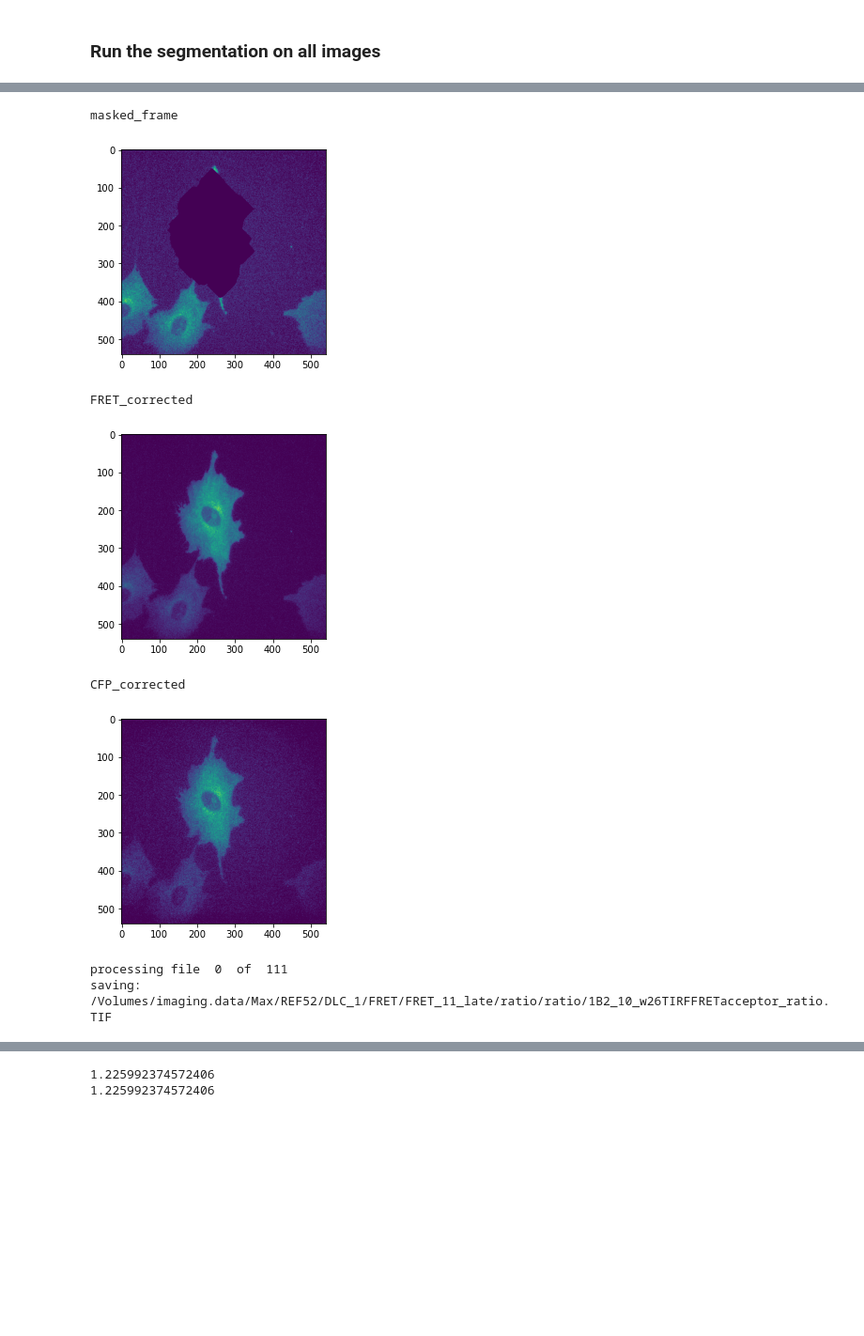
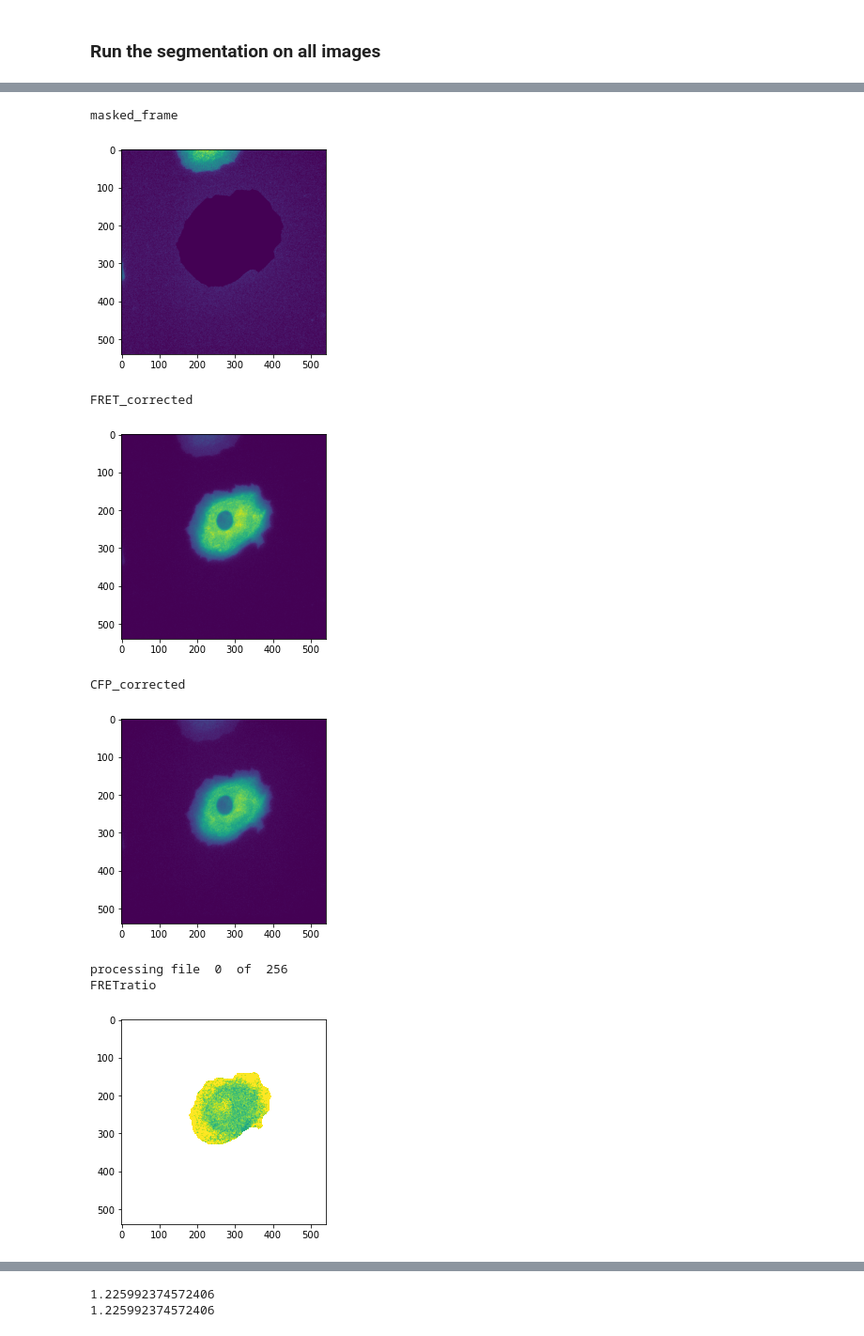
Before and after one commit to mheydasch/FRET_preprocessing_jupyter, a Jupyter notebook: batch_segment_and_create_mask-Copy1.ipynb, the cells around one changed output, grey strips where cells are left out. Shown: that part at 94% size. Drawn from its saved outputs; the diff is of its cells as text; code cells hidden in the pictures; blank space fills up the shorter version.

```diff
--- a/batch_segment_and_create_mask-Copy1.ipynb
+++ b/batch_segment_and_create_mask-Copy1.ipynb
@@ -73,10 +73,10 @@ pkl.dump(clf, file)
 
 file.close()
 # %%
-input_folder = '/Volumes/imaging.data/Max/REF52/DLC_1/FRET/FRET_11_late/'
-output_folder_segmentation = '/Volumes/imaging.data/Max/REF52/DLC_1/FRET/FRET_11_late/ratio/'
+input_folder = '/Volumes/imaging.data/Max/REF52/DLC_1/FRET/FRET_7/'
+output_folder_segmentation = '/Volumes/imaging.data/Max/REF52/DLC_1/FRET/FRET_7/ratio/'
 #change experiment ID
-Experiment_ID='FRET_11_late'
+Experiment_ID='FRET_13'
 ch1_flatfield=io.imread('/Volumes/imaging.data/Max/REF52/DLC_1/FRET/FRET_13/flatfield/Averaged_FRET_flatfield.tif')
 ch2_flatfield=io.imread('/Volumes/imaging.data/Max/REF52/DLC_1/FRET/FRET_13/flatfield/Averaged_CFP_flatfield.tif')
 ch1_darkcurrent=io.imread('/Volumes/imaging.data/Max/REF52/DLC_1/FRET/FRET_14/filtertest/dark_current/Averaged_FRET_darkcurrent.tif')
@@ -355,7 +371,8 @@ for i, filename in enumerate(FRETfilenames):
                                      'Classifier': filename.split('/')[-1].split('_')[0],
                                      'MeanIntensity_stimmaskRatio': np.mean(np.ma.masked_invalid(FRETratio[(frame_mask>0) & (frame_segmented==f)])),
                                      'MeanIntensity_cellmaskRatio':np.mean(np.ma.masked_invalid(FRETratio[frame_segmented==f])),
-                                     'MeanIntensity_CFP': np.mean(np.ma.masked_invalid(CFP_corrected[frame_segmented==f])),}
+                                     'MeanIntensity_CFP': np.mean(np.ma.masked_invalid(CFP_corrected[frame_segmented==f])),
+                                      'CellEdge_relativeRatio': np.mean(np.ma.masked_invalid(FRETratio[(frame_mask>0) & (frame_segmented==f)]))/np.mean(np.ma.masked_invalid(FRETratio[frame_segmented==f]))}
                     datatable=datatable.append(temp_data, ignore_index=True)
 
                     FRETratio=ndimage.median_filter(FRETratio, size=2)
@@ -393,8 +412,9 @@ frame_mask
 masked_frame
-[figure, old version]
+[figure, new version]
 FRET_corrected
-[figure, old version]
+[figure, new version]
 CFP_corrected
-[figure, old version]
+[figure, new version]
-processing file  0  of  111
-saving:  /Volumes/imaging.data/Max/REF52/DLC_1/FRET/FRET_11_late/ratio/ratio/1B2_10_w26TIRFFRETacceptor_ratio.TIF
+processing file  0  of  256
+FRETratio
+[figure, added]
```
Also changed, not shown: parts of 7 cells of this notebook, 1 other file.
